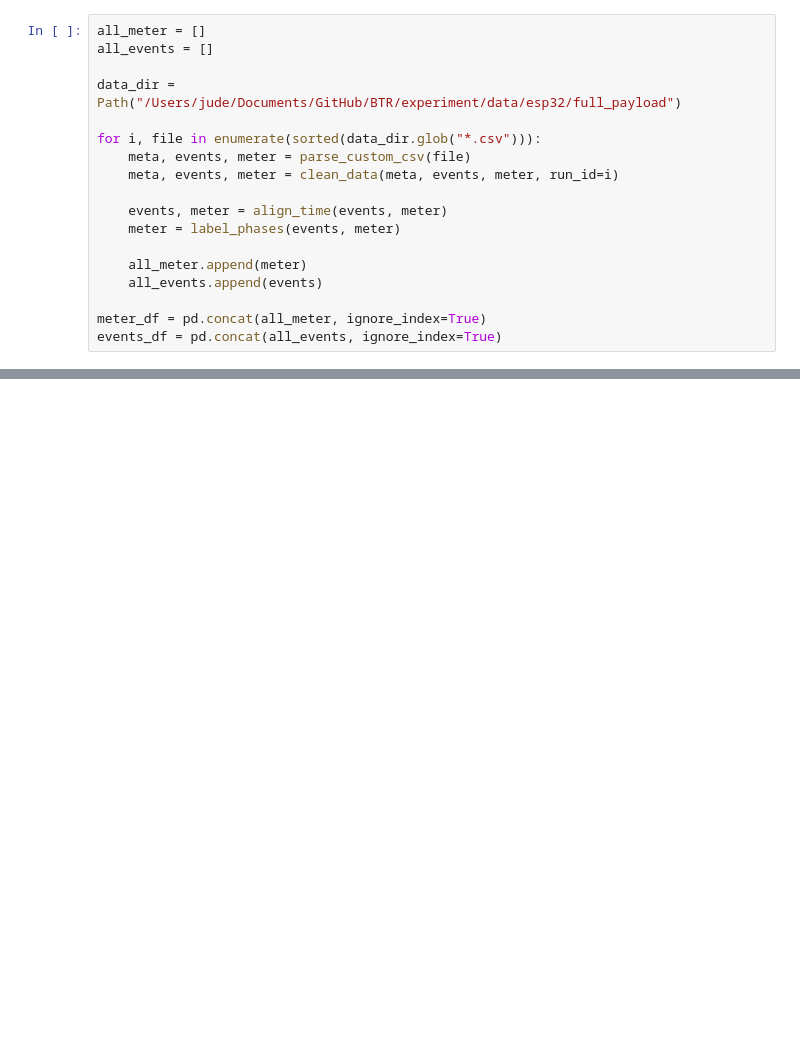
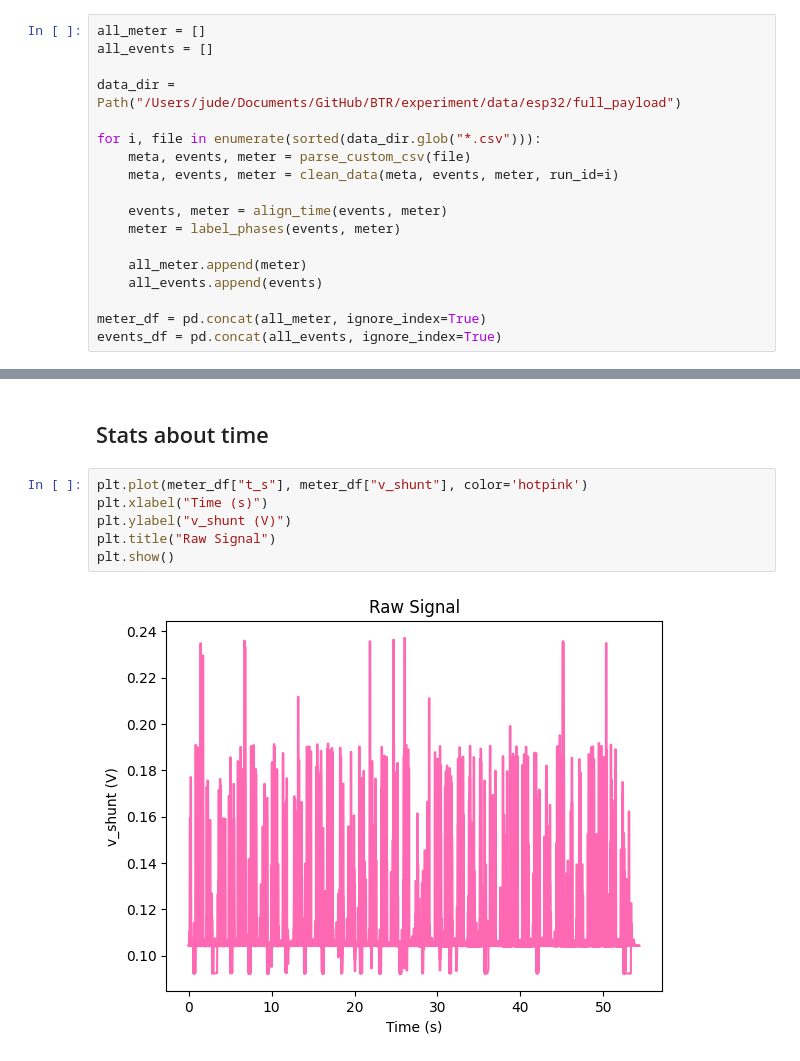
Before and after one commit to julianluca04/BTR, a Jupyter notebook: experiment/visualization.ipynb, the cells around one changed output, grey strips where cells are left out. Drawn from its saved outputs; the diff is of its cells as text; blank space fills up the shorter version.

```diff
--- a/experiment/visualization.ipynb
+++ b/experiment/visualization.ipynb
@@ -140,0 +282,10 @@ Plot some stuff
+# %% [markdown]
+## Stats about time
+# %%
+plt.plot(meter_df["t_s"], meter_df["v_shunt"], color='hotpink')
+plt.xlabel("Time (s)")
+plt.ylabel("v_shunt (V)")
+plt.title("Raw Signal")
+plt.show()
+# %% [output]
+[figure, added]
```
Also changed, not shown: parts of 16 cells of this notebook.
